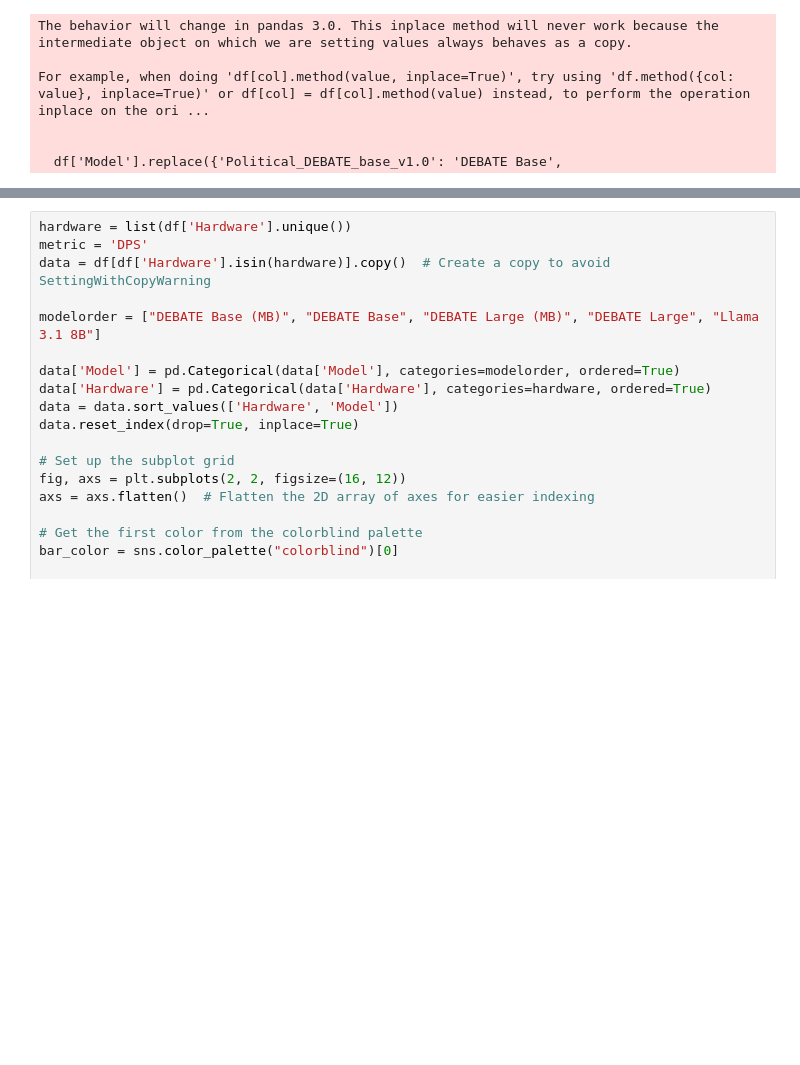
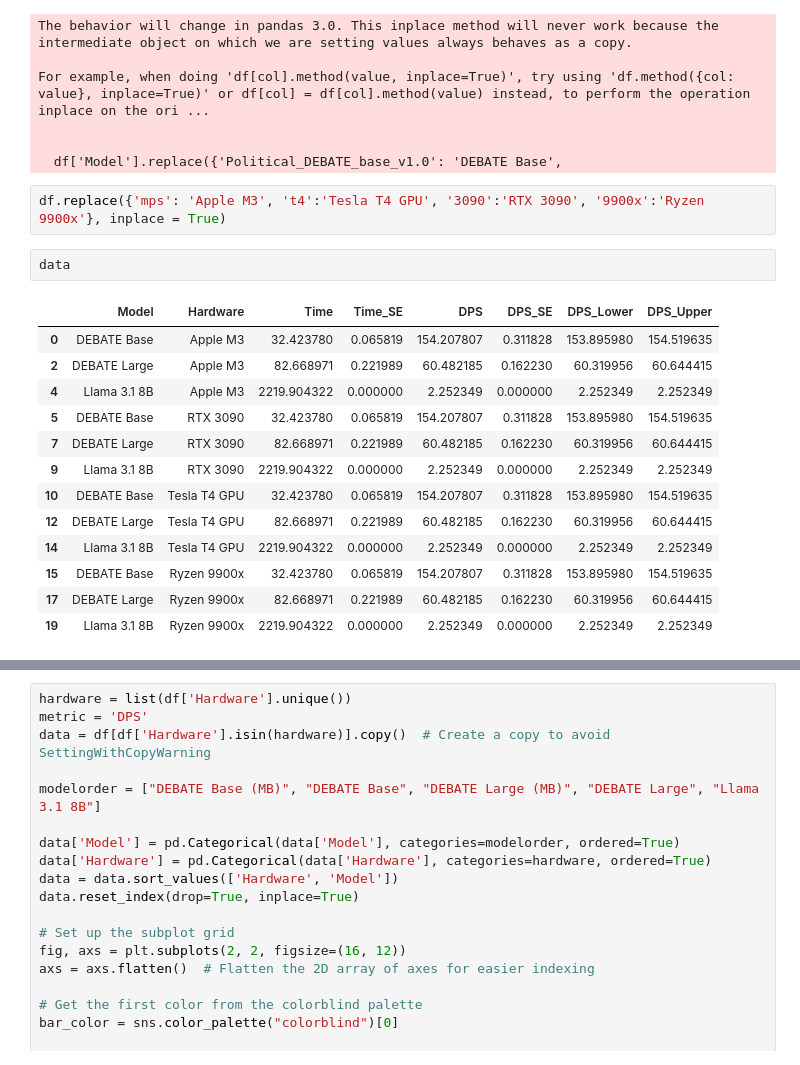
Before and after one commit to MLBurnham/pol_DEBATE, a Jupyter notebook: analysis/plots.ipynb, the cells around one changed output, grey strips where cells are left out. Saved outputs shown, nothing was run; the diff lists cells and outputs as text; blank space fills up the shorter version.

```diff
--- a/analysis/plots.ipynb
+++ b/analysis/plots.ipynb
@@ -449,3 +417,21 @@ For example, when doing 'df[col].method(value, inplace=True)', try using 'df.met
 
 
   df['Model'].replace({'Political_DEBATE_base_v1.0': 'DEBATE Base',
+# %%
+df.replace({'mps': 'Apple M3', 't4':'Tesla T4 GPU', '3090':'RTX 3090', '9900x':'Ryzen 9900x'}, inplace = True)
+# %%
+data
+# %% [output]
+|  | Model | Hardware | Time | Time_SE | DPS | DPS_SE | DPS_Lower | DPS_Upper |
+| 0 | DEBATE Base | Apple M3 | 32.423780 | 0.065819 | 154.207807 | 0.311828 | 153.895980 | 154.519635 |
+| 2 | DEBATE Large | Apple M3 | 82.668971 | 0.221989 | 60.482185 | 0.162230 | 60.319956 | 60.644415 |
+| 4 | Llama 3.1 8B | Apple M3 | 2219.904322 | 0.000000 | 2.252349 | 0.000000 | 2.252349 | 2.252349 |
+| 5 | DEBATE Base | RTX 3090 | 32.423780 | 0.065819 | 154.207807 | 0.311828 | 153.895980 | 154.519635 |
+| 7 | DEBATE Large | RTX 3090 | 82.668971 | 0.221989 | 60.482185 | 0.162230 | 60.319956 | 60.644415 |
+| 9 | Llama 3.1 8B | RTX 3090 | 2219.904322 | 0.000000 | 2.252349 | 0.000000 | 2.252349 | 2.252349 |
+| 10 | DEBATE Base | Tesla T4 GPU | 32.423780 | 0.065819 | 154.207807 | 0.311828 | 153.895980 | 154.519635 |
+| 12 | DEBATE Large | Tesla T4 GPU | 82.668971 | 0.221989 | 60.482185 | 0.162230 | 60.319956 | 60.644415 |
+| 14 | Llama 3.1 8B | Tesla T4 GPU | 2219.904322 | 0.000000 | 2.252349 | 0.000000 | 2.252349 | 2.252349 |
+| 15 | DEBATE Base | Ryzen 9900x | 32.423780 | 0.065819 | 154.207807 | 0.311828 | 153.895980 | 154.519635 |
+| 17 | DEBATE Large | Ryzen 9900x | 82.668971 | 0.221989 | 60.482185 | 0.162230 | 60.319956 | 60.644415 |
+| 19 | Llama 3.1 8B | Ryzen 9900x | 2219.904322 | 0.000000 | 2.252349 | 0.000000 | 2.252349 | 2.252349 |
```
Also changed, not shown: parts of 4 cells of this notebook, 1 other file.
